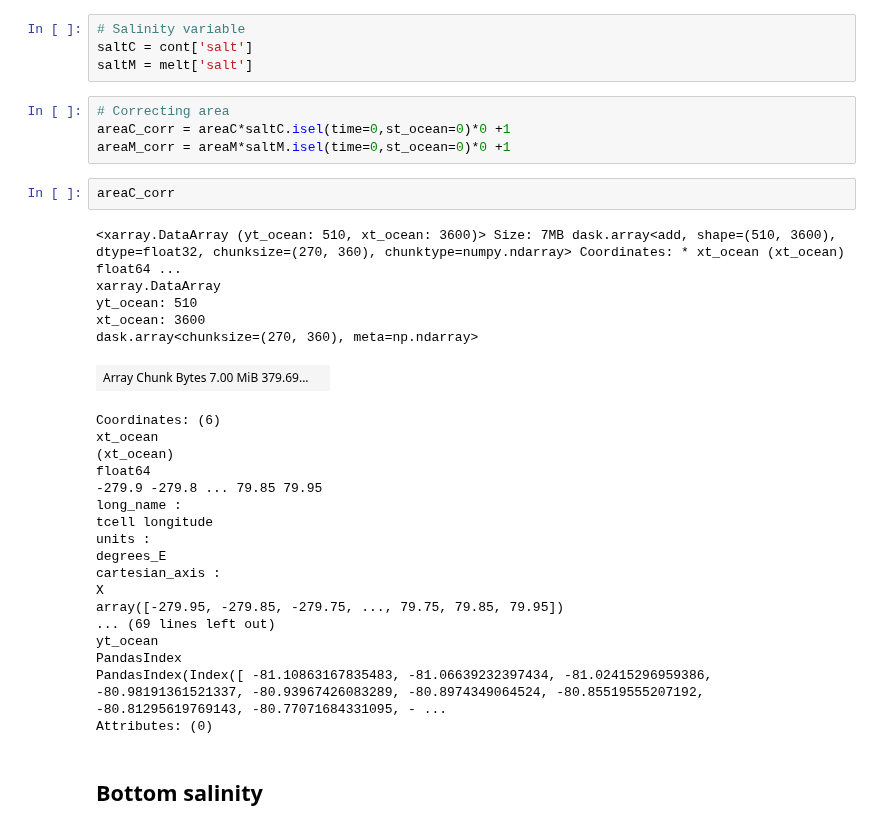
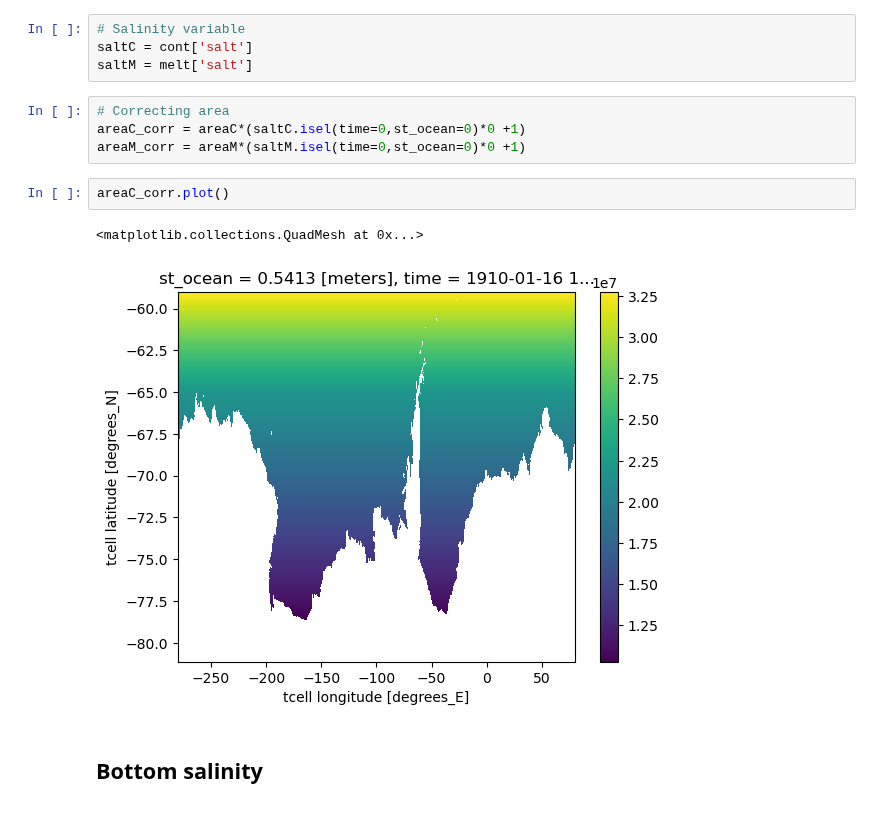
Before and after one commit to adele-morrison/panan-meltwater, a Jupyter notebook: notebooks/salinity_analysis/BottomSalinity_ACCESS.ipynb, the cells around one changed output. Cells and saved outputs as stored; diff of their text form.

```diff
--- a/notebooks/salinity_analysis/BottomSalinity_ACCESS.ipynb
+++ b/notebooks/salinity_analysis/BottomSalinity_ACCESS.ipynb
@@ -86,34 +86,13 @@ saltC = cont['salt']
 saltM = melt['salt']
 # %%
 # Correcting area
-areaC_corr = areaC*saltC.isel(time=0,st_ocean=0)*0 +1
-areaM_corr = areaM*saltM.isel(time=0,st_ocean=0)*0 +1
+areaC_corr = areaC*(saltC.isel(time=0,st_ocean=0)*0 +1)
+areaM_corr = areaM*(saltM.isel(time=0,st_ocean=0)*0 +1)
 # %%
-areaC_corr
+areaC_corr.plot()
 # %% [output]
-<xarray.DataArray (yt_ocean: 510, xt_ocean: 3600)> Size: 7MB dask.array<add, shape=(510, 3600), dtype=float32, chunksize=(270, 360), chunktype=numpy.ndarray> Coordinates: * xt_ocean (xt_ocean) float64 ...
-xarray.DataArray
-yt_ocean: 510
-xt_ocean: 3600
-dask.array<chunksize=(270, 360), meta=np.ndarray>
+<matplotlib.collections.QuadMesh at 0x...>
-| Array Chunk Bytes 7.00 MiB 379.69... |  |
-Coordinates: (6)
-xt_ocean
-(xt_ocean)
-float64
--279.9 -279.8 ... 79.85 79.95
-long_name :
-tcell longitude
-units :
-degrees_E
-cartesian_axis :
-X
-array([-279.95, -279.85, -279.75, ..., 79.75, 79.85, 79.95])
-... (69 lines left out)
-yt_ocean
-PandasIndex
-PandasIndex(Index([ -81.10863167835483, -81.06639232397434, -81.02415296959386, -80.98191361521337, -80.93967426083289, -80.8974349064524, -80.85519555207192, -80.81295619769143, -80.77071684331095, - ...
-Attributes: (0)
+[figure, added]
 # %% [markdown]
 ## Bottom salinity
 # %%
```
Also changed, not shown: parts of 2 cells of this notebook, 3 other files.
